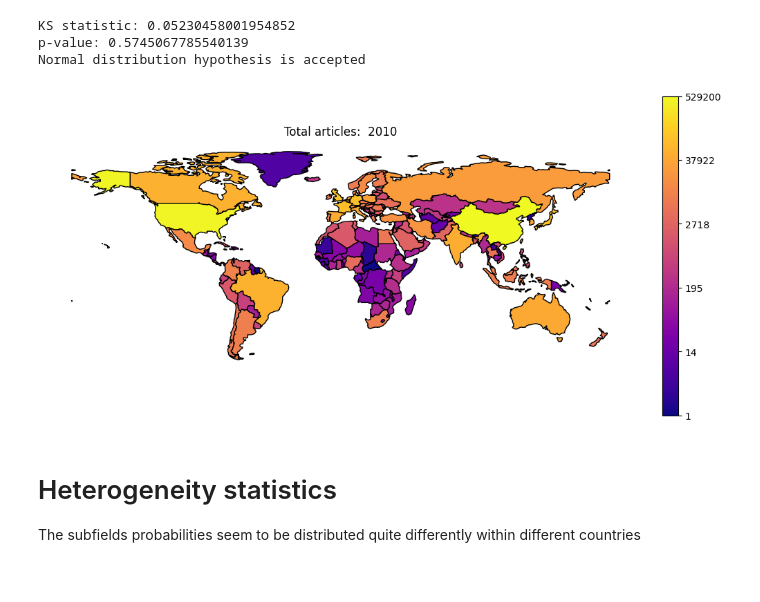
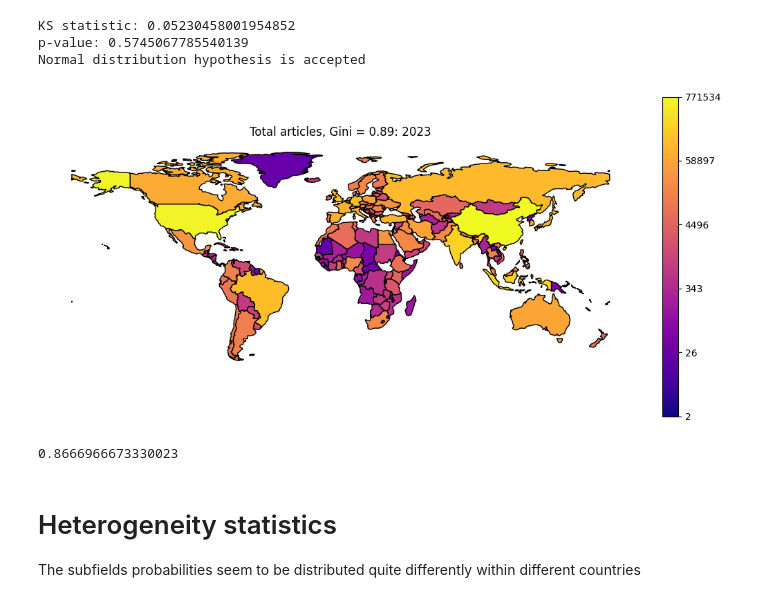
Before and after one commit to irivorobey/geoTopics, a Jupyter notebook: irina/data_articles_by_country.ipynb, the cells around one changed output. Cells and saved outputs as stored; diff of their text form; code cells hidden in the pictures.

```diff
--- a/irina/data_articles_by_country_test.ipynb
+++ b/irina/data_articles_by_country.ipynb
@@ -14,7 +14,8 @@ from irina import utility_functions as uf
 # %%
 path = uf.PATH
 # %%
-df_country_subfield = pd.read_csv(path+"df_country_subfield/2023.csv", index_col="country")
+year = 2023
+df_country_subfield = pd.read_csv(path+f"df_country_subfield/individual_{year}.csv", index_col="country")
 # df_country_subfield = pd.read_csv(path+"df_country_subfield_authors.csv", index_col="country")
 # %%
 df_country_subfield
@@ -74,0 +78,28 @@ df_country_stats
+# %%
+year_list = range(1970, 2023)
+modes = ["individual", "collaborative"]
+df_country_stats_yearly_list = []
+for year_loop in year_list:
+    for mode in modes:
+        df_country_subfield = pd.read_csv(path+f"df_country_subfield/{mode}_{year_loop}.csv", index_col="country")
+        df_country_subfield_norm = df_country_subfield.div(df_country_subfield.sum(axis=1), axis=0)
+        df_country_stats_yearly_list.append(
+            df_country_subfield
+            .div(df_country_subfield.sum(axis=1), axis=0)
+            .assign(
+                entropy=lambda df: -df.mul(np.log(df)).sum(axis=1),
+                norm_entropy=lambda df: df.entropy / np.log(len(df.columns) - 1),
+                total_articles=df_country_subfield.sum(axis=1),
+                log_total_articles=lambda df: np.log(df.total_articles),
+                gini=df_country_subfield.apply(uf.gini, axis=1),
+                year=year_loop,
+                mode=mode
+            )
+            # .merge(uf.df_country[["alpha-2", "alpha-3", "region"]], left_index=True, right_on="alpha-2", how="left")
+            # .rename(columns={"alpha-2": "country"})
+            # .set_index("country")
+            .reset_index(names="country")
+            # .sort_values('total_articles', ascending=False)
+            [["country", "mode", "year", "entropy", "norm_entropy", "total_articles", "log_total_articles", "gini"]]
+        )
+df_country_stats_yearly = pd.concat(df_country_stats_yearly_list)
@@ -105,12 +138,13 @@ def get_stats_year(year, path="df_country_subfield/"):
     )
 # %%
 importlib.reload(uf)
-year = 2010
-df_stats = get_stats_year(year, path="df_country_subfield/individual_")
+year = 2023
+df_stats = get_stats_year(year, path=f"df_country_subfield/individual_")
 
-fig, ax = uf.plot_map_continuous(df_stats, "log_total_articles", title="Total articles: ", year=year, log=True)
+fig, ax = uf.plot_map_continuous(df_stats, "log_total_articles", title=f"Total articles, Gini = {round(uf.gini(df_stats.total_articles), 2)}:", year=year, log=True)
+# fig.savefig(f"../images/map_total_articles_{year}.png")
 # %% [output]
-[figure, old version]
+[figure, new version]
 # %%
 # importlib.reload(uf)
 #
@@ -137,6 +171,10 @@ fig, ax = uf.plot_map_continuous(df_stats, "log_total_articles", title="Total ar
 #
 # # Or save as MP4
 # anim.save('../animations/log_total_articles_1970_2023.mp4', writer='ffmpeg', dpi=150)
+# %%
+uf.gini(df_stats.total_articles)
+# %% [output]
+0.8666966673330023
 # %%
 df_plot = (
     df_country_stats
```
Also changed, not shown: parts of 5 cells of this notebook, 8 other files.
